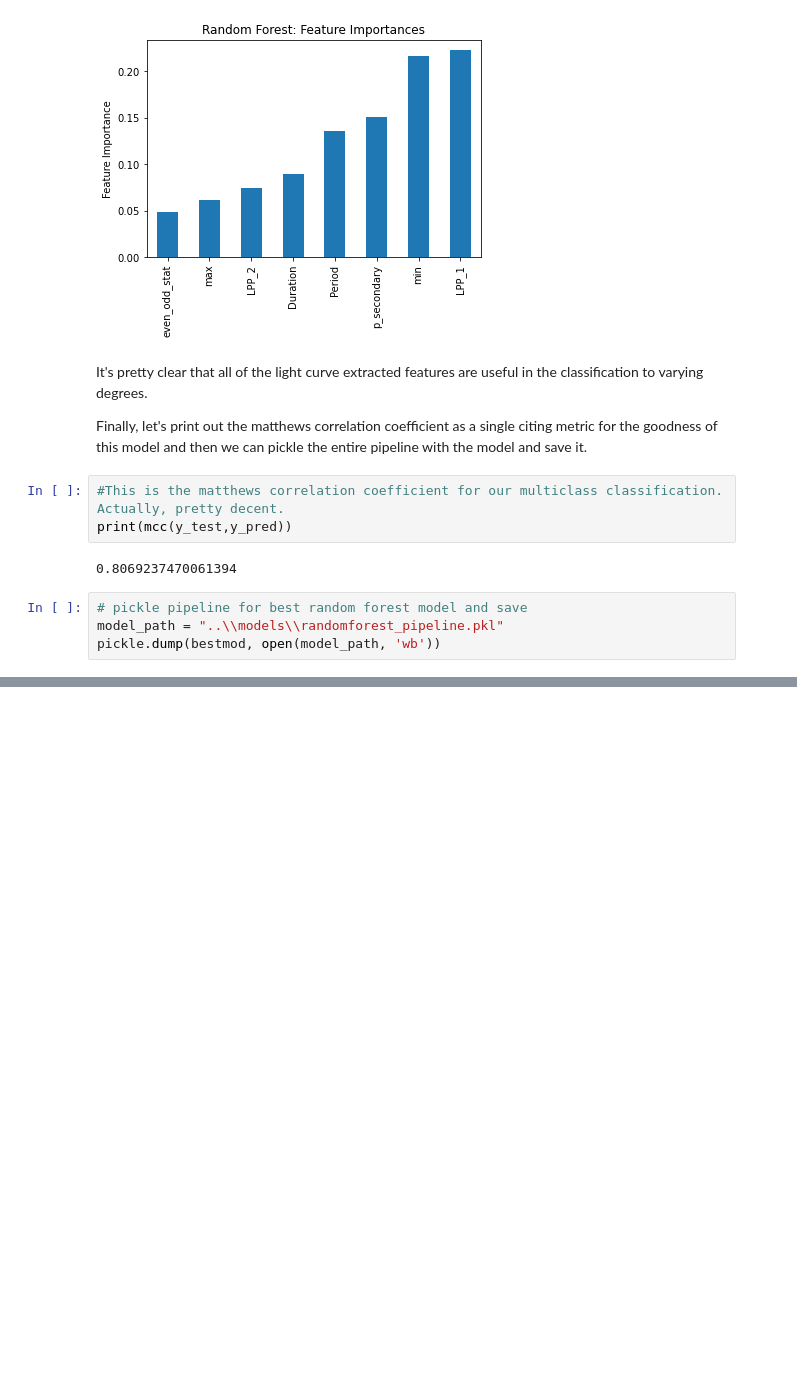
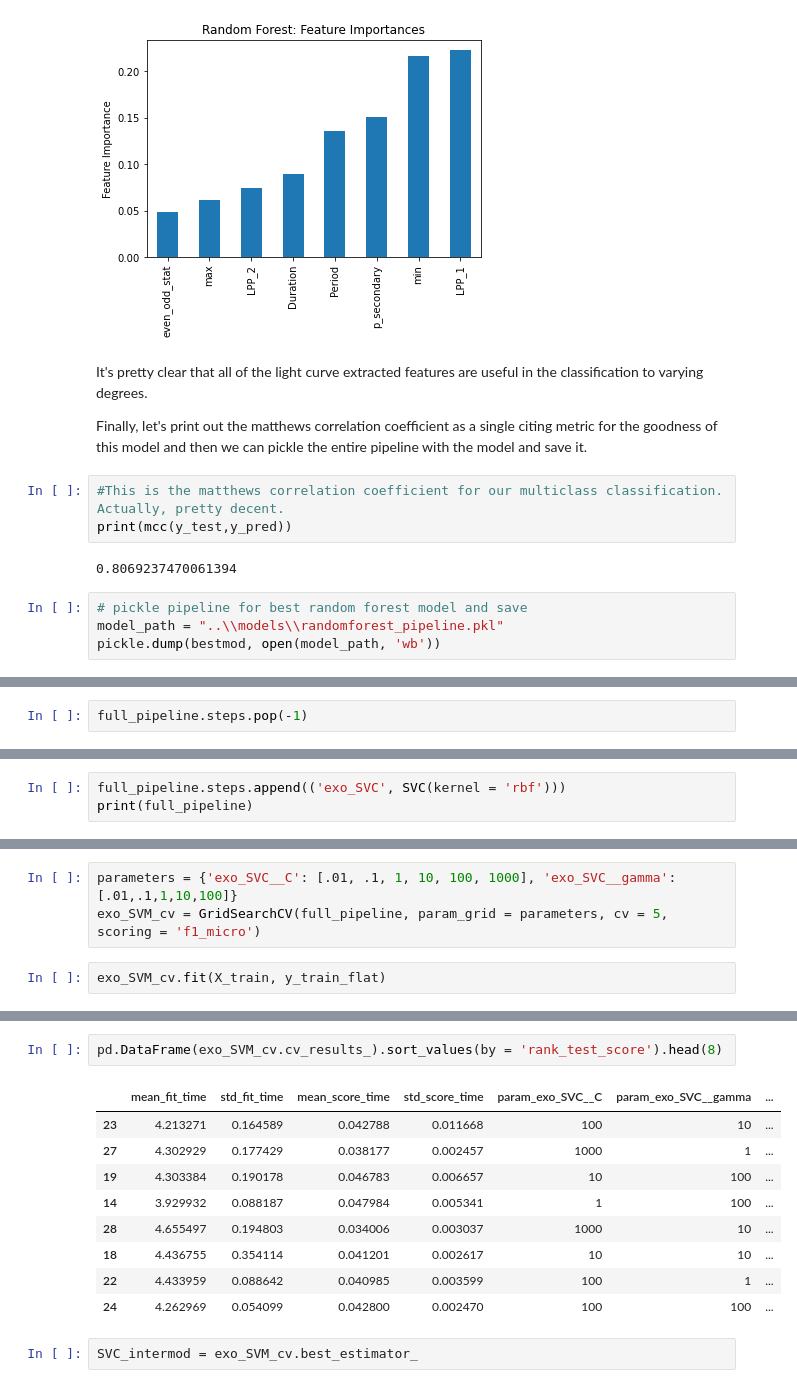
Before and after one commit to admveen/Exoplanet, a Jupyter notebook: notebooks/Exo_Modeling.ipynb, the cells around one changed output, grey strips where cells are left out. Drawn from its saved outputs; the diff is of its cells as text; blank space fills up the shorter version.

```diff
--- a/notebooks/Exo_Modeling.ipynb
+++ b/notebooks/Exo_Modeling.ipynb
@@ -205,0 +210,2 @@ pickle.dump(bestmod, open(model_path, 'wb'))
+# %%
+full_pipeline.steps.pop(-1)
@@ -205,0 +214,3 @@ pickle.dump(bestmod, open(model_path, 'wb'))
+# %%
+full_pipeline.steps.append(('exo_SVC', SVC(kernel = 'rbf')))
+print(full_pipeline)
@@ -205,0 +237,5 @@ pickle.dump(bestmod, open(model_path, 'wb'))
+# %%
+parameters = {'exo_SVC__C': [.01, .1, 1, 10, 100, 1000], 'exo_SVC__gamma': [.01,.1,1,10,100]}
+exo_SVM_cv = GridSearchCV(full_pipeline, param_grid = parameters, cv = 5, scoring = 'f1_micro')
+# %%
+exo_SVM_cv.fit(X_train, y_train_flat)
@@ -205,0 +260,14 @@ pickle.dump(bestmod, open(model_path, 'wb'))
+# %%
+pd.DataFrame(exo_SVM_cv.cv_results_).sort_values(by = 'rank_test_score').head(8)
+# %% [output]
+|  | mean_fit_time | std_fit_time | mean_score_time | std_score_time | param_exo_SVC__C | param_exo_SVC__gamma | ... |
+| 23 | 4.213271 | 0.164589 | 0.042788 | 0.011668 | 100 | 10 | ... |
+| 27 | 4.302929 | 0.177429 | 0.038177 | 0.002457 | 1000 | 1 | ... |
+| 19 | 4.303384 | 0.190178 | 0.046783 | 0.006657 | 10 | 100 | ... |
+| 14 | 3.929932 | 0.088187 | 0.047984 | 0.005341 | 1 | 100 | ... |
+| 28 | 4.655497 | 0.194803 | 0.034006 | 0.003037 | 1000 | 10 | ... |
+| 18 | 4.436755 | 0.354114 | 0.041201 | 0.002617 | 10 | 10 | ... |
+| 22 | 4.433959 | 0.088642 | 0.040985 | 0.003599 | 100 | 1 | ... |
+| 24 | 4.262969 | 0.054099 | 0.042800 | 0.002470 | 100 | 100 | ... |
+# %%
+SVC_intermod = exo_SVM_cv.best_estimator_
```
Also changed, not shown: parts of 39 cells of this notebook, 2 other files.
